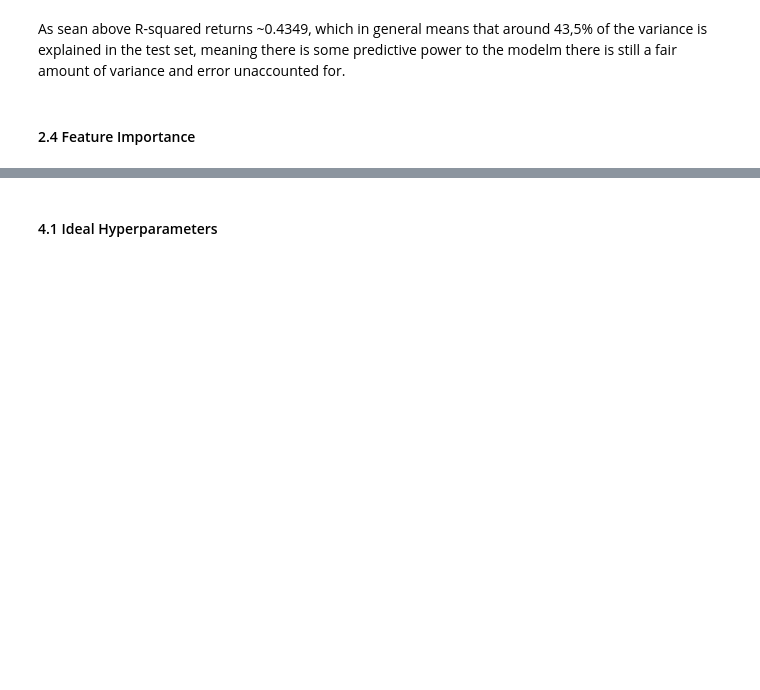
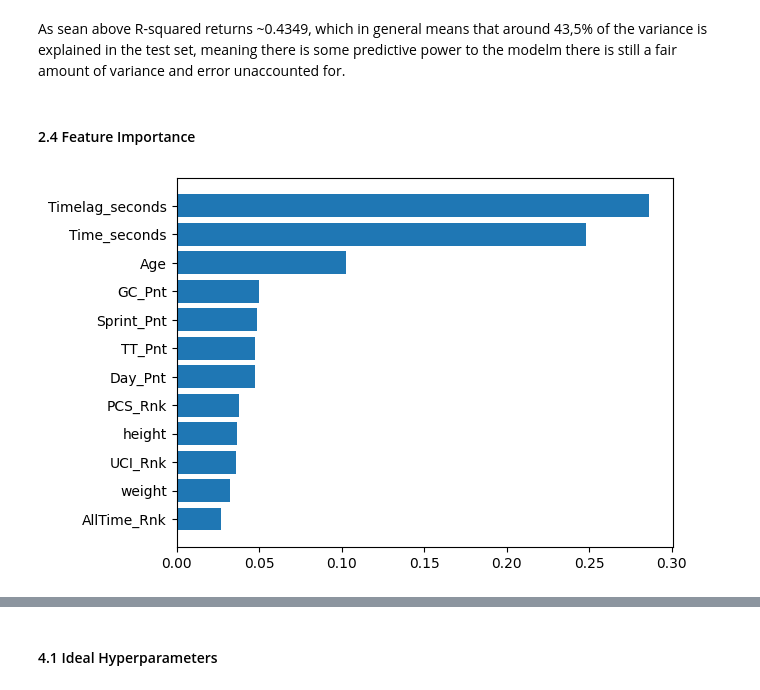
Before and after one commit to thmaz/DatSci_PI7-1, a Jupyter notebook: pi7-3.ipynb, the cells around one changed output, grey strips where cells are left out. Saved outputs shown, nothing was run; the diff lists cells and outputs as text; code cells hidden in the pictures; blank space fills up the shorter version.

```diff
--- a/pi7-3.ipynb
+++ b/pi7-3.ipynb
@@ -487,3 +440,9 @@ The tree above does give a nice representation of the root split and its subsequ
+# %%
+from sklearn.ensemble import RandomForestRegressor
+
+forest = RandomForestRegressor(n_estimators=100)
+forest.fit(X_test, y_test)
+y_pred_dtr = forest.predict(X_test)
 # %% [markdown]
 #### 1.3.1 Histogram-based Gradient Boosting Regression
 
@@ -619,3 +575,14 @@ R^2 for support vector regression:  0.0021006622342294445
 As sean above R-squared returns ~0.4349, which in general means that around 43,5% of the variance is explained in the test set, meaning there is some predictive power to the modelm there is still a fair amount of variance and error unaccounted for.
 # %% [markdown]
 #### 2.4 Feature Importance
+# %%
+importances = forest.feature_importances_
+# %%
+indices = np.argsort(importances)
+
+fig, ax = plt.subplots()
+ax.barh(range(len(importances)), importances[indices])
+ax.set_yticks(range(len(importances)))
+_ = ax.set_yticklabels(np.array(X_train.columns)[indices])
+# %% [output]
+[figure, added]
```
Also changed, not shown: parts of 14 cells of this notebook.
